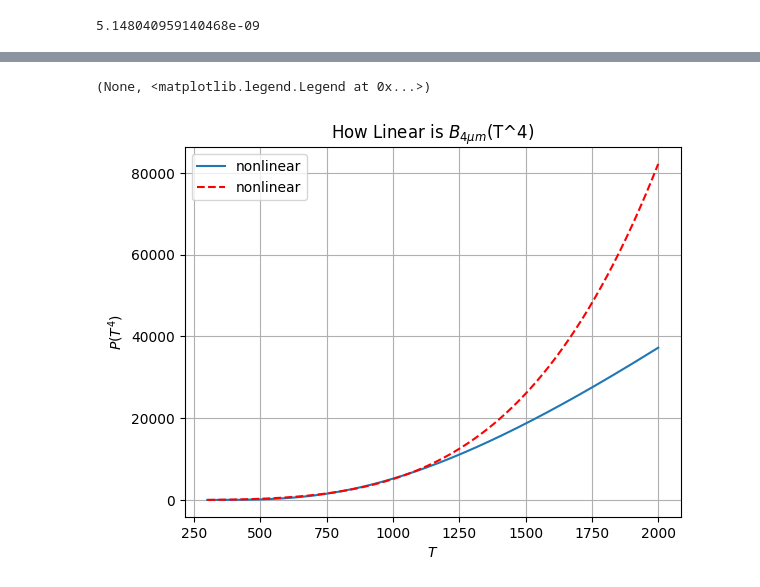
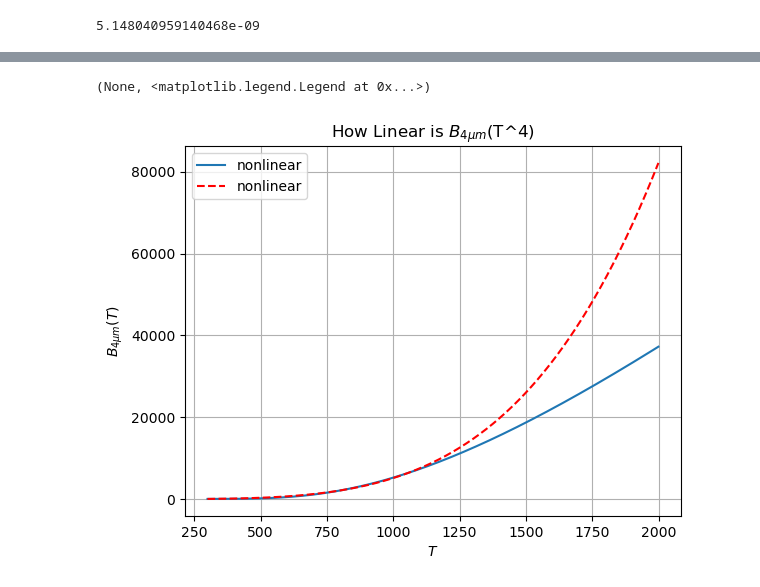
Before and after one commit to GEOS-ESM/QFED, a Jupyter notebook: src/Notebooks/plumerise/planck_at_4um.ipynb, the cells around one changed output, grey strips where cells are left out. Saved outputs shown, nothing was run; the diff lists cells and outputs as text; code cells hidden in the pictures.

```diff
--- a/src/Notebooks/plumerise/planck_at_4um.ipynb
+++ b/src/Notebooks/plumerise/planck_at_4um.ipynb
@@ -29,8 +37,8 @@ plt.grid(), plt.legend()
 # %%
 plt.plot(T,P,label='nonlinear')
 plt.plot(T,PL,'r--',label='nonlinear')
-plt.xlabel(r'$T$'), plt.ylabel(r'$P(T^4)$'), plt.title(r'How Linear is $B_{4\mu m}$(T^4)')
+plt.xlabel(r'$T$'), plt.ylabel(r'$B_{4\mu m}(T)$'), plt.title(r'How Linear is $B_{4\mu m}$(T^4)')
 plt.grid(), plt.legend()
 # %% [output]
 (None, <matplotlib.legend.Legend at 0x...>)
-[figure, old version]
+[figure, new version]
```
Also changed, not shown: parts of 9 cells of this notebook.
